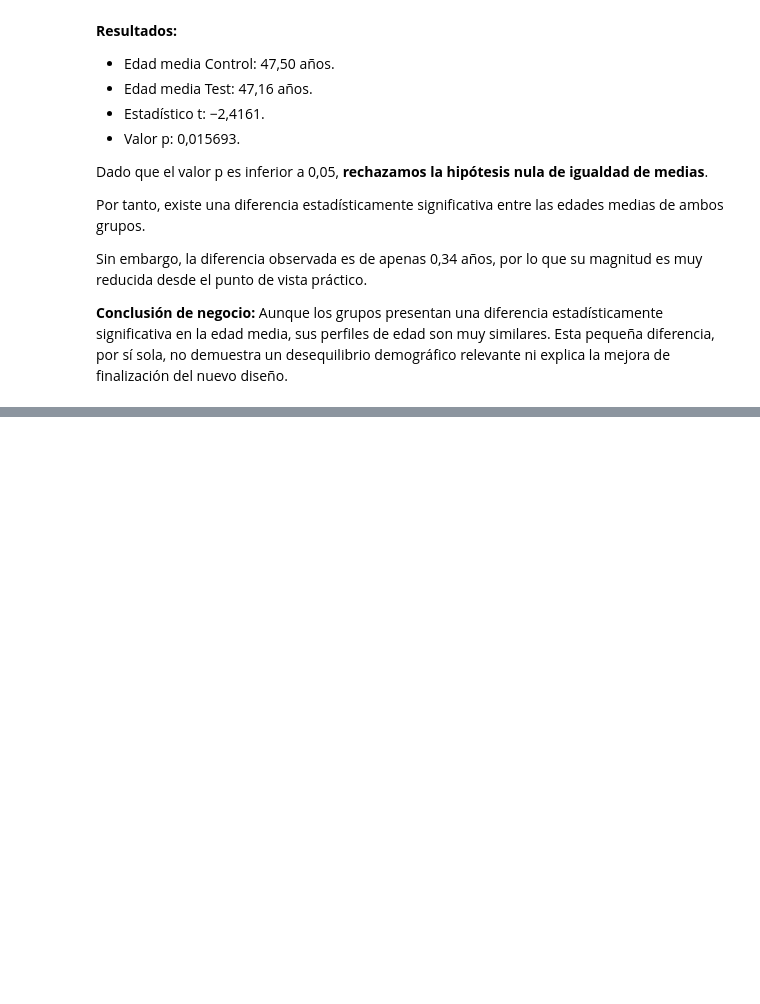
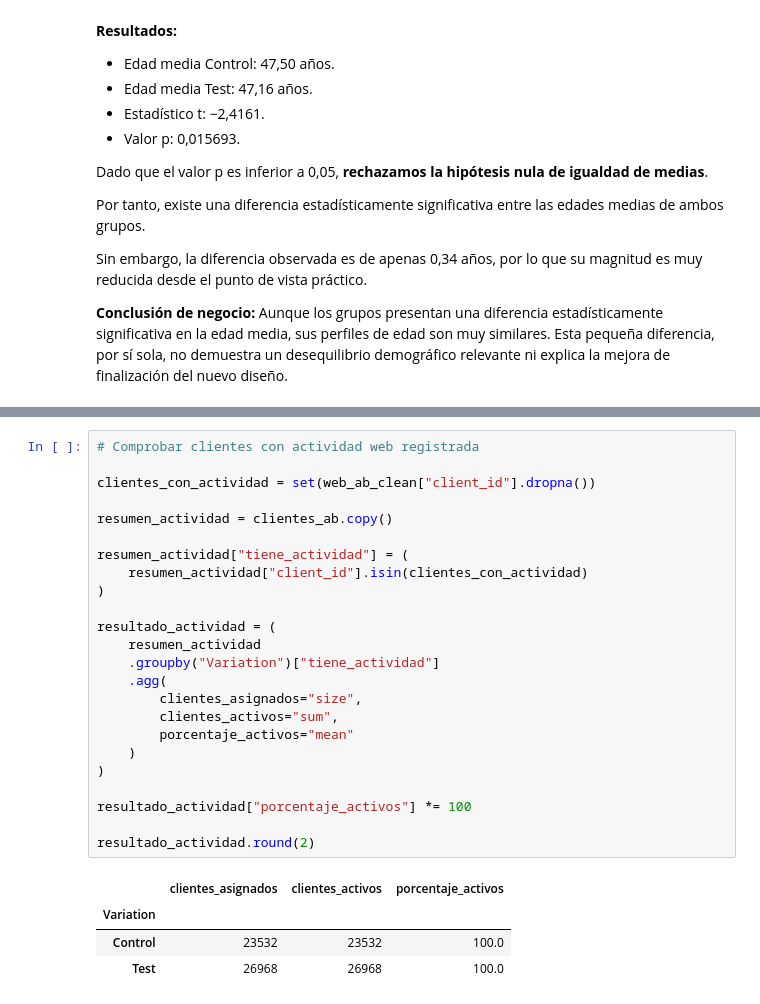
Before and after one commit to beafernandez22/Project_Vanguard_ab_Test, a Jupyter notebook: notebooks/trabajo_final.ipynb, the cells around one changed output, grey strips where cells are left out. Cells and saved outputs as stored; diff of their text form; blank space fills up the shorter version.

```diff
--- a/notebooks/trabajo_final.ipynb
+++ b/notebooks/trabajo_final.ipynb
@@ -1495,0 +1574,29 @@ Sin embargo, la diferencia observada es de apenas 0,34 años, por lo que su magn
+# %%
+# Comprobar clientes con actividad web registrada
+
+clientes_con_actividad = set(web_ab_clean["client_id"].dropna())
+
+resumen_actividad = clientes_ab.copy()
+
+resumen_actividad["tiene_actividad"] = (
+    resumen_actividad["client_id"].isin(clientes_con_actividad)
+)
+
+resultado_actividad = (
+    resumen_actividad
+    .groupby("Variation")["tiene_actividad"]
+    .agg(
+        clientes_asignados="size",
+        clientes_activos="sum",
+        porcentaje_activos="mean"
+    )
+)
+
+resultado_actividad["porcentaje_activos"] *= 100
+
+resultado_actividad.round(2)
+# %% [output]
+|  | clientes_asignados | clientes_activos | porcentaje_activos |
+| Variation |  |  |  |
+| Control | 23532 | 23532 | 100.0 |
+| Test | 26968 | 26968 | 100.0 |
```
Also changed, not shown: parts of 13 cells of this notebook, 1 other file.
